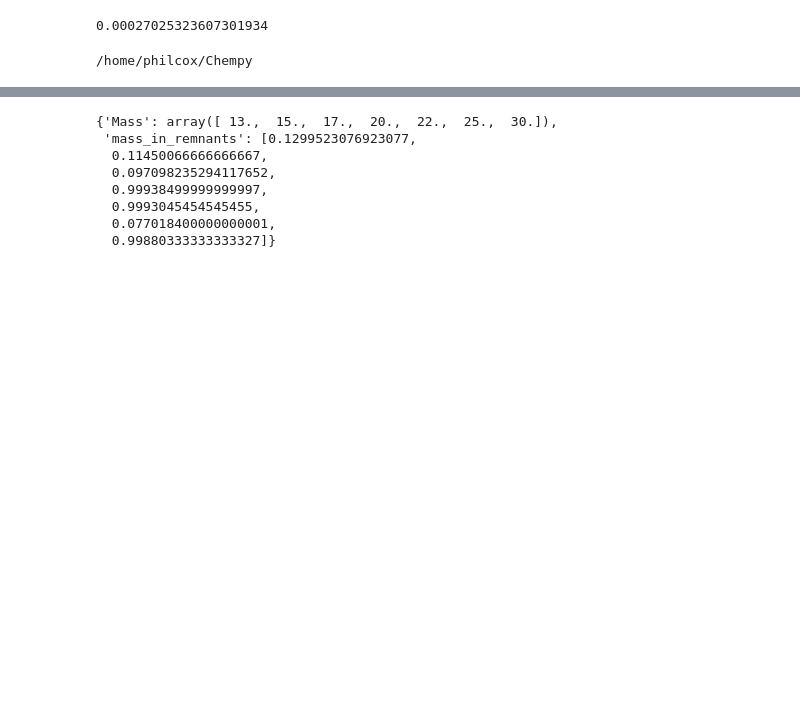
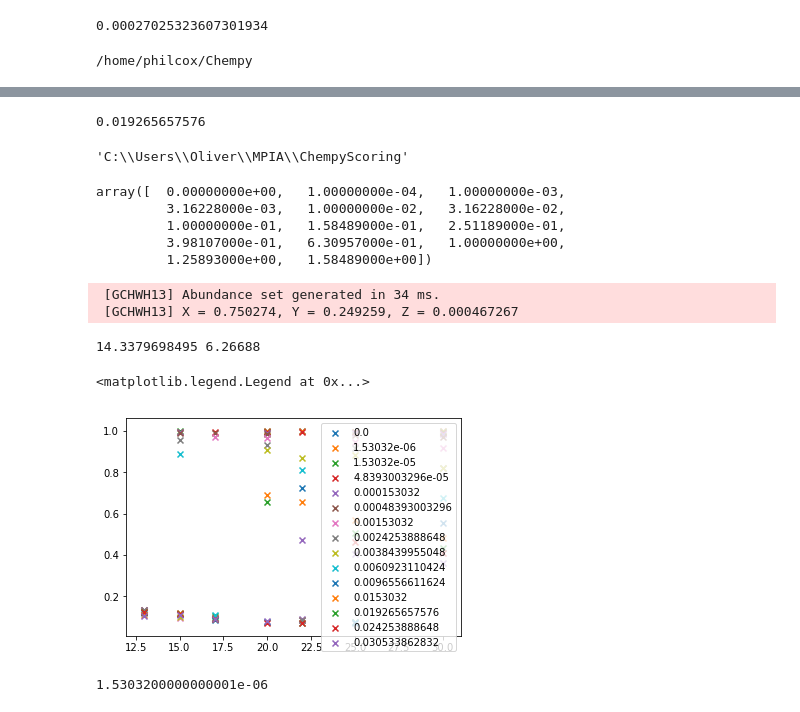
Before and after one commit to oliverphilcox/ChempyMulti, a Jupyter notebook: West15.ipynb, the cells around one changed output, grey strips where cells are left out. Saved outputs shown, nothing was run; the diff lists cells and outputs as text; code cells hidden in the pictures; blank space fills up the shorter version.

Commit message:
west15
Former-commit-id: a590de931a90dc9ae592570c79ac526f4f0d0a80

```diff
--- a/West15.ipynb
+++ b/West15.ipynb
@@ -60,35 +108,3 @@ s.c12
 cd ~/Chempy
 # %% [output]
 /home/philcox/Chempy
-# %%
-%pylab inline
-
-data = np.genfromtxt('Chempy/input/yields/West15/ertl.txt',skip_header=102,names=True)
-
-z_solar = 0.0153032
-
-masses = np.unique(data['mass'])
-scaled_z = np.unique(data['metallicity'])
-metallicities = scaled_z*z_solar
-
-# output table
-table = {}
-
-for z_index,z in enumerate(metallicities): # Define table for each metallicity
-
-    yield_subtable = {}
-    yield_subtable['mass_in_remnants'] = []
-    yield_subtable['Mass'] = masses
-
-    for mass in masses:
-        for r,row in enumerate(data):
-            if row['mass'] == mass and row['metallicity']==scaled_z[z_index]:
-                row_index = r
-
-        subtable = {}
-        remnant = data['remnant'][row_index]
-
-        yield_subtable['mass_in_remnants'].append(remnant/mass)
-
-
-    table[z] = yield_subtable
@@ -106,0 +251,28 @@ array([ 13.,  15.,  17.,  20.,  22.,  25.,  30.])
+# %%
+metallicities[-3]
+# %% [output]
+0.019265657576
+# %%
+pwd
+# %% [output]
+'C:\\Users\\Oliver\\MPIA\\ChempyScoring'
+# %%
+data['metallicity'][:15]
+np.unique(data['metallicity'])[:-1]
+# %% [output]
+array([  0.00000000e+00,   1.00000000e-04,   1.00000000e-03,
+         3.16228000e-03,   1.00000000e-02,   3.16228000e-02,
+         1.00000000e-01,   1.58489000e-01,   2.51189000e-01,
+         3.98107000e-01,   6.30957000e-01,   1.00000000e+00,
+         1.25893000e+00,   1.58489000e+00])
+# %%
+y = data[0]
+y['H1']
+z=metallicities[-1]
+z
+init_abun=gch_wh13.GCHWH13(z)
+print(init_abun['H1']*(mass-remnant),y['H1'])
+# %% [output]
+ [GCHWH13] Abundance set generated in 34 ms.
+ [GCHWH13] X = 0.750274, Y = 0.249259, Z = 0.000467267
+14.3379698495 6.26688
@@ -107,11 +281,13 @@ array([ 13.,  15.,  17.,  20.,  22.,  25.,  30.])
+# %%
+plt.figure()
+for z in table.keys():
+    plt.scatter(masses,table[z]['mass_in_remnants'],label=z,marker='x')
+plt.legend()
+# %% [output]
+<matplotlib.legend.Legend at 0x...>
+[figure, added]
 # %%
-table[metallicities[1]]
+table[metallicities[1]]['mass_in_remnants']
+metallicities[1]
 # %% [output]
-{'Mass': array([ 13.,  15.,  17.,  20.,  22.,  25.,  30.]),
- 'mass_in_remnants': [0.1299523076923077,
-  0.11450066666666667,
-  0.097098235294117652,
-  0.99938499999999997,
-  0.9993045454545455,
-  0.077018400000000001,
-  0.99880333333333327]}
+1.5303200000000001e-06
```
Also changed, not shown: parts of 23 cells of this notebook, 15 other files.
